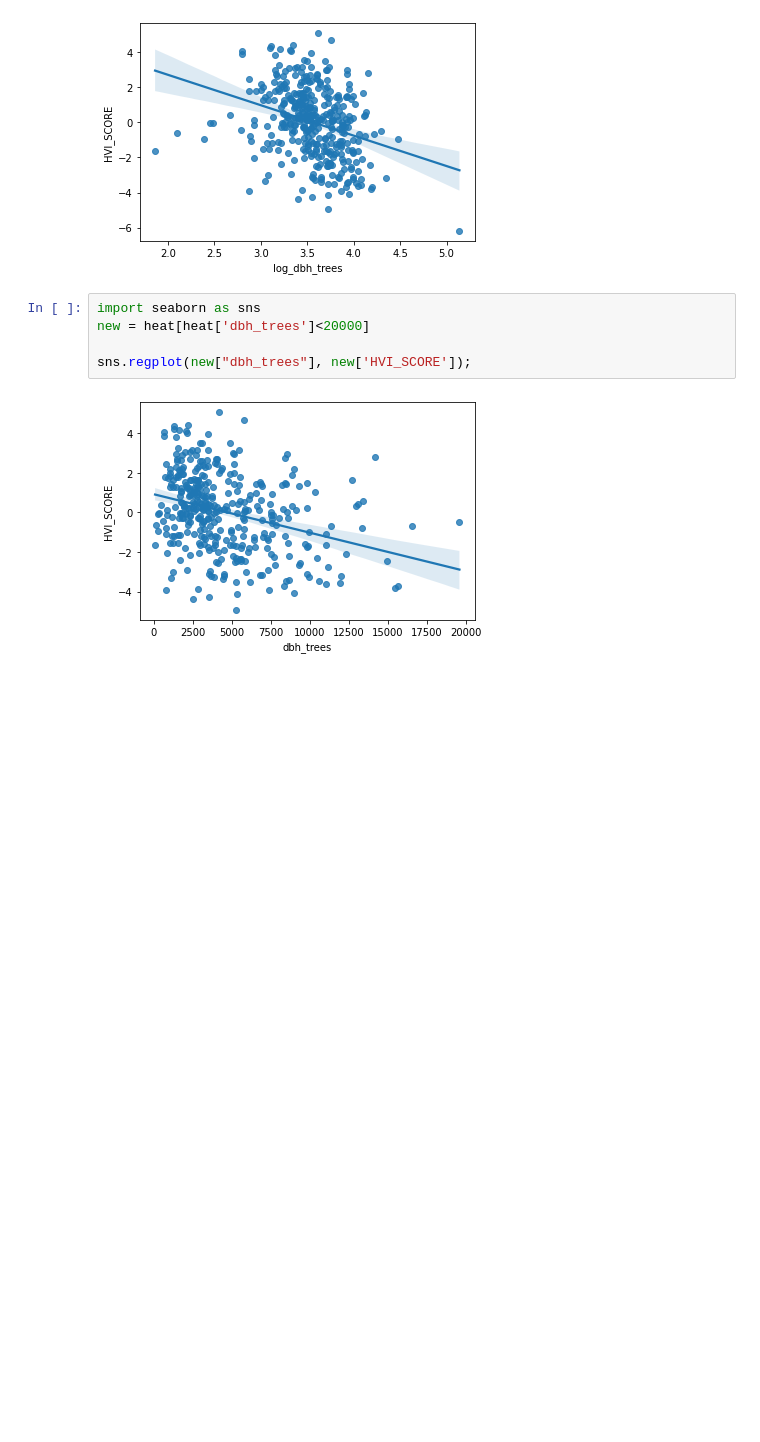
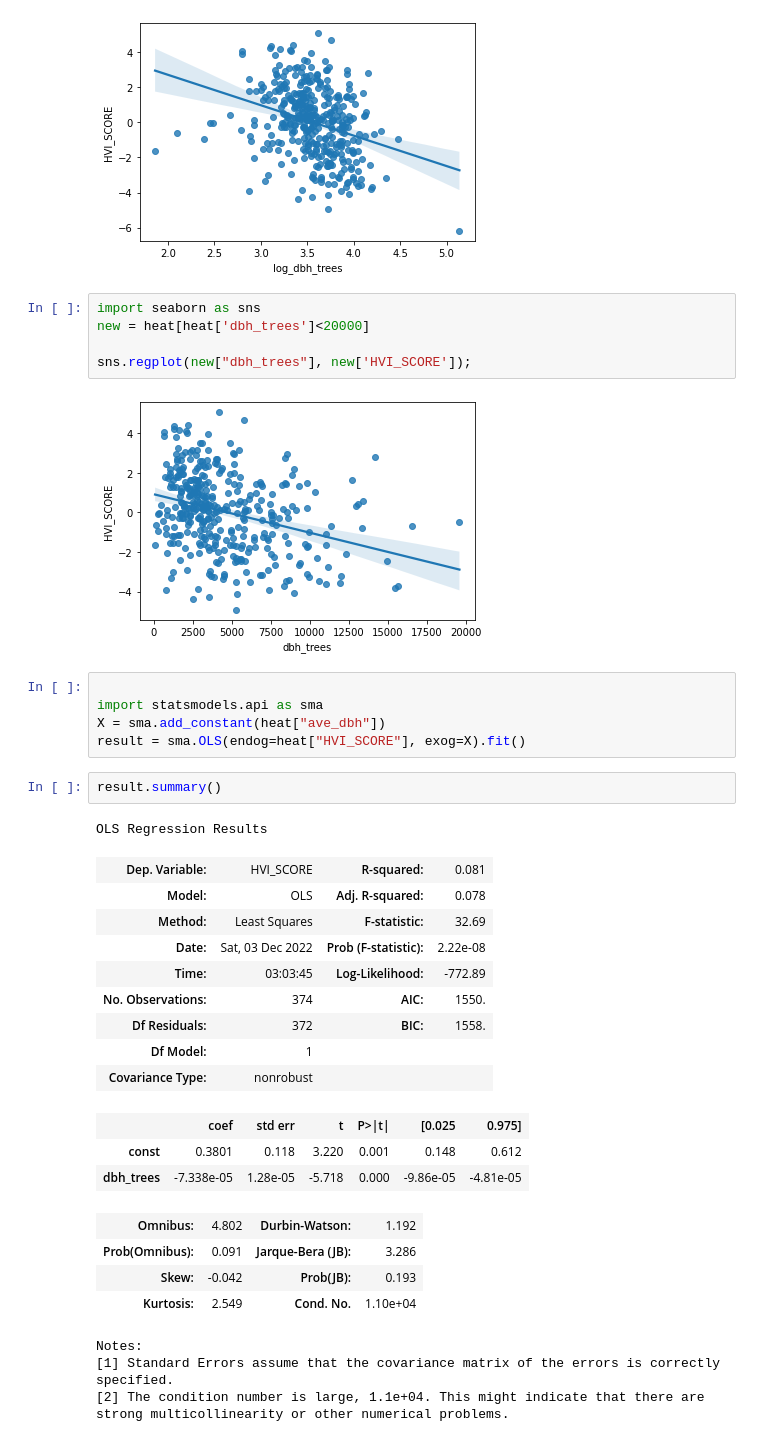
Before and after one commit to ReidelVichot/PUS2022_AirQualPHL, a Jupyter notebook: Models12_2_22.ipynb, the cells around one changed output. Cells and saved outputs as stored; diff of their text form; blank space fills up the shorter version.

```diff
--- a/Models12_2_22.ipynb
+++ b/Models12_2_22.ipynb
@@ -140,3 +152,32 @@ new = heat[heat['dbh_trees']<20000]
 sns.regplot(new["dbh_trees"], new['HVI_SCORE']);
 # %% [output]
 [figure]
+# %%
+
+import statsmodels.api as sma
+X = sma.add_constant(heat["ave_dbh"])
+result = sma.OLS(endog=heat["HVI_SCORE"], exog=X).fit()
+# %%
+result.summary()
+# %% [output]
+OLS Regression Results
+| Dep. Variable: | HVI_SCORE | R-squared: | 0.081 |
+| Model: | OLS | Adj. R-squared: | 0.078 |
+| Method: | Least Squares | F-statistic: | 32.69 |
+| Date: | Sat, 03 Dec 2022 | Prob (F-statistic): | 2.22e-08 |
+| Time: | 03:03:45 | Log-Likelihood: | -772.89 |
+| No. Observations: | 374 | AIC: | 1550. |
+| Df Residuals: | 372 | BIC: | 1558. |
+| Df Model: | 1 |  |  |
+| Covariance Type: | nonrobust |  |  |
+|  | coef | std err | t | P>|t| | [0.025 | 0.975] |
+| const | 0.3801 | 0.118 | 3.220 | 0.001 | 0.148 | 0.612 |
+| dbh_trees | -7.338e-05 | 1.28e-05 | -5.718 | 0.000 | -9.86e-05 | -4.81e-05 |
+| Omnibus: | 4.802 | Durbin-Watson: | 1.192 |
+| Prob(Omnibus): | 0.091 | Jarque-Bera (JB): | 3.286 |
+| Skew: | -0.042 | Prob(JB): | 0.193 |
+| Kurtosis: | 2.549 | Cond. No. | 1.10e+04 |
+Notes:
+[1] Standard Errors assume that the covariance matrix of the errors is correctly specified.
+[2] The condition number is large, 1.1e+04. This might indicate that there are
+strong multicollinearity or other numerical problems.
```
Also changed, not shown: parts of 12 cells of this notebook.
